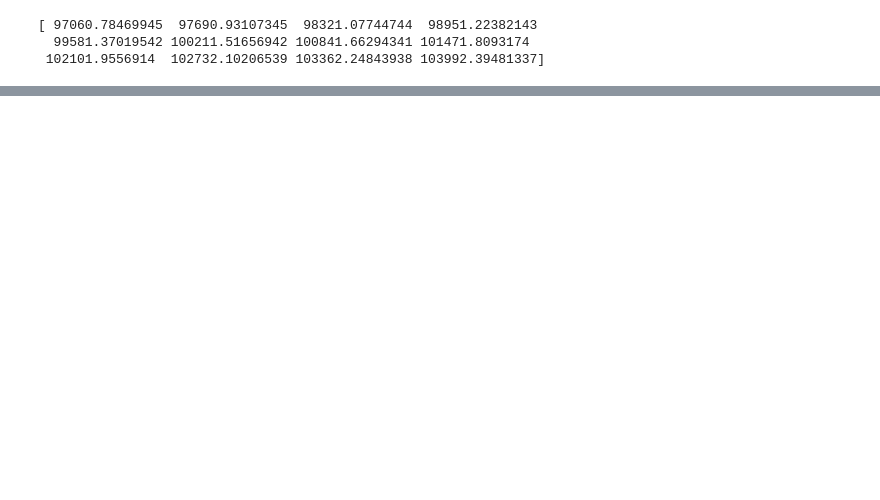
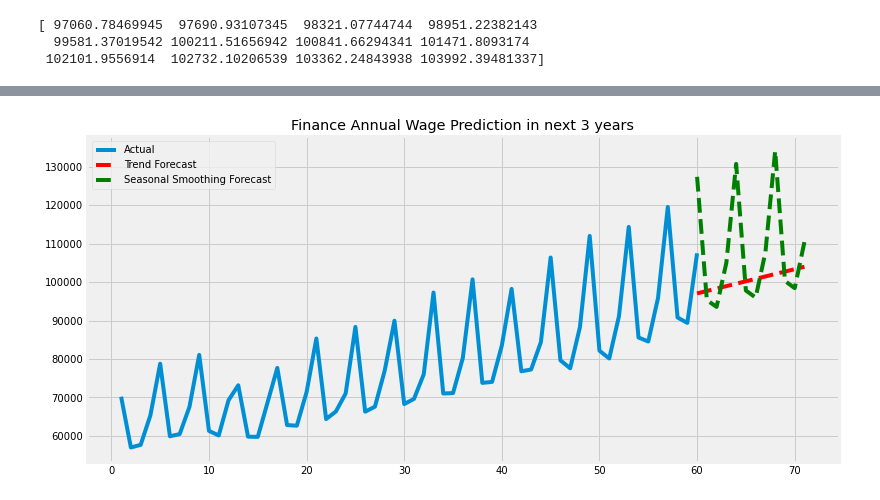
Before and after one commit to JuneB2021/Project1, a Jupyter notebook: Analytics File/unemployment_jb.ipynb, the cells around one changed output, grey strips where cells are left out. Saved outputs shown, nothing was run; the diff lists cells and outputs as text; code cells hidden in the pictures; blank space fills up the shorter version.

Commit message:
Add files via upload
adding 3-year wage prediction graph

```diff
--- a/Analytics File/unemployment_jb.ipynb
+++ b/Analytics File/unemployment_jb.ipynb
@@ -355,19 +358,17 @@ sns.heatmap(corr,
 # Define variables for Linear regression
 x = np.array(wage_data['Time']).reshape(-1,1)
 y = np.array(wage_data['Finance Annual Wage'])
-x_new= [60,61,62,63,64,65,66,67,68,69,70, 71]
+x_new= [60,61,62,63,64,65,66,67,68,69,70,71]
 x_new= np.array(x_new).reshape(-1,1)
 
-# Create a linear regression model and fit
+# Using linear regression model and fit
 model = LinearRegression()
 model.fit(x, y)
 model = LinearRegression().fit(x, y)
-y_pred = model.predict(x_new)
-m= model.coef_
-c= model.intercept_
+fcast1 = model.predict(x_new)
 
 # Finance Annual Wage prediction for the next 3 years
-print(y_pred)
+print(fcast1)
 # %% [output]
 [ 97060.78469945  97690.93107345  98321.07744744  98951.22382143
   99581.37019542 100211.51656942 100841.66294341 101471.8093174
@@ -387,0 +376,8 @@ AttributeError: module 'matplotlib.pyplot' has no attribute 'line'
+# %%
+# Using Holt-Winter's Seasonal Smoothing
+model2 = ExponentialSmoothing(y, trend="add", seasonal='mul', seasonal_periods=4)
+fit2 = model2.fit()
+fcast2 = fit2.forecast(12)
+
+# Finance Annual Wage prediction for the next 3 years
+print(fcast2)
@@ -387,0 +392,13 @@ AttributeError: module 'matplotlib.pyplot' has no attribute 'line'
+# %%
+# Rename x axis
+
+
+# Plot the line chart with next 3 years prediction
+fig, ax = plt.subplots(figsize=(12, 6))
+ax.plot(x, y, label='Actual');
+ax.plot(x_new, fcast1, linestyle='--', color='red', label="Trend Forecast");
+ax.plot(x_new, fcast2, linestyle='--', color='green', label="Seasonal Smoothing Forecast");
+ax.legend();
+ax.set_title('Finance Annual Wage Prediction in next 3 years');
+# %% [output]
+[figure, added]
```
Also changed, not shown: parts of 5 cells of this notebook.
